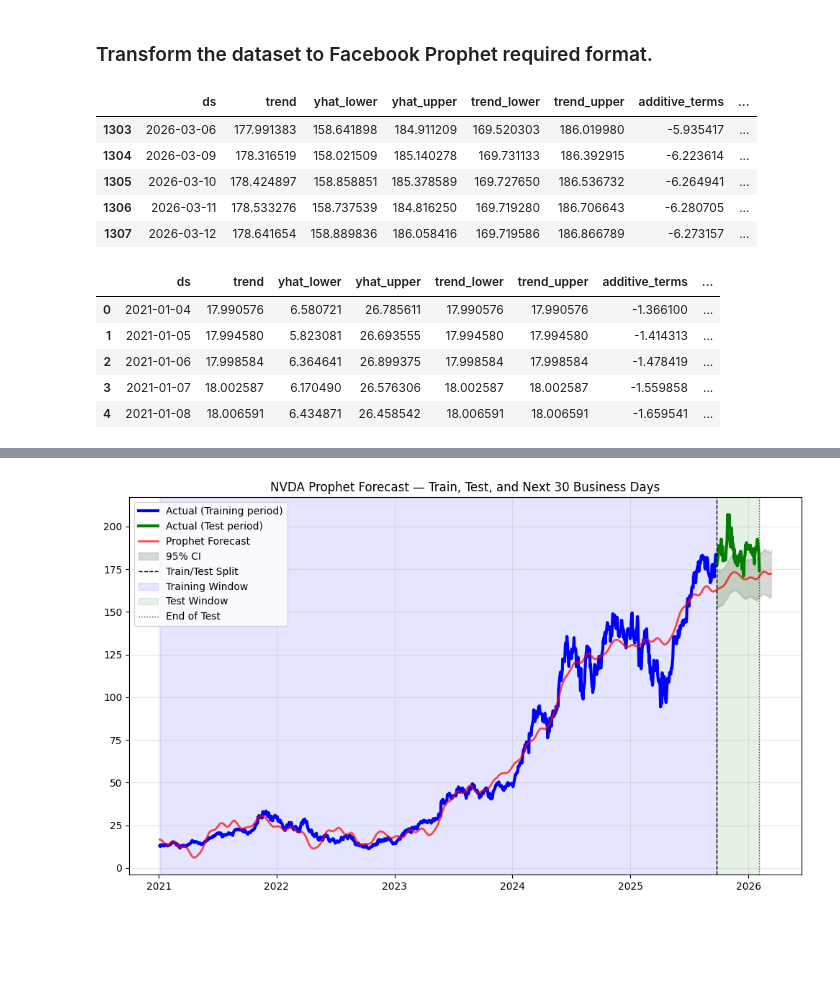
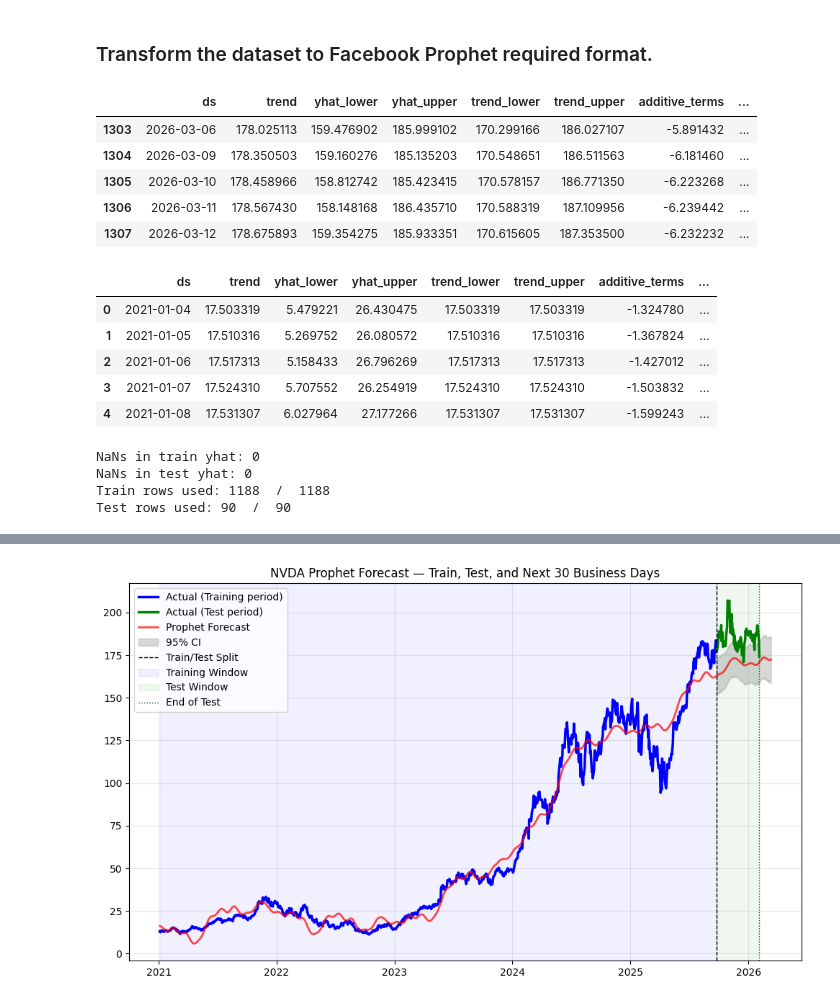
Before and after one commit to EsserMishelle/short-term-stock-forecast, a Jupyter notebook: Short_Term_Stock_Trend_Forecasting_FBP.ipynb, the cells around one changed output, grey strips where cells are left out. Drawn from its saved outputs; the diff is of its cells as text; code cells hidden in the pictures; blank space fills up the shorter version.

```diff
--- a/Short_Term_Stock_Trend_Forecasting_FBP.ipynb
+++ b/Short_Term_Stock_Trend_Forecasting_FBP.ipynb
@@ -203,6 +95,6 @@ The chart indicates that all three stocks (NVDA, SPY, AAPL) have a non-stationar
 # %%
 # Create Prophet dataset
-prophet_nvda = nvda['Close'].reset_index()
+prophet_nvda = df['nvda_close'].reset_index()
 prophet_nvda.columns = ['ds', 'y']
 prophet_train = prophet_nvda.iloc[:-90]
 prophet_test  = prophet_nvda.iloc[-90:]
@@ -247,36 +132,32 @@ prophet_model.fit(prophet_train)
 # %% [markdown]
 ### Transform the dataset to Facebook Prophet required format.
 # %%
+HOLDOUT_DAYS = 90
+FUTURE_DAYS = 30
+periods = HOLDOUT_DAYS + FUTURE_DAYS  # 120
+
 # Create future dates
-prophet_future = prophet_model.make_future_dataframe(periods=120, freq='B') #'B' for business days. 120 days == 90 test days + 30 future days
+prophet_future = prophet_model.make_future_dataframe(periods=periods, freq='B') #'B' for business days, 120 days
 
 # Predict and generate forecast
-prophet_forecast = prophet_model.predict(prophet_future) # Generate
-
-  # forecast contains:
-  # trend
-  # yearly seasonality
-  # forecast (yhat)
-  # confidence intervals (yhat_lower, yhat_upper)
-
-# prophet_prophet_forecast[['ds', 'yhat', 'yhat_lower', 'yhat_upper']].tail()
+prophet_forecast = prophet_model.predict(prophet_future)
 
 display(prophet_forecast.tail())
 print()
 display(prophet_forecast.head())
 # %% [output]
 |  | ds | trend | yhat_lower | yhat_upper | trend_lower | trend_upper | additive_terms | ... |
-| 1303 | 2026-03-06 | 177.991383 | 158.641898 | 184.911209 | 169.520303 | 186.019980 | -5.935417 | ... |
-| 1304 | 2026-03-09 | 178.316519 | 158.021509 | 185.140278 | 169.731133 | 186.392915 | -6.223614 | ... |
-| 1305 | 2026-03-10 | 178.424897 | 158.858851 | 185.378589 | 169.727650 | 186.536732 | -6.264941 | ... |
-| 1306 | 2026-03-11 | 178.533276 | 158.737539 | 184.816250 | 169.719280 | 186.706643 | -6.280705 | ... |
-| 1307 | 2026-03-12 | 178.641654 | 158.889836 | 186.058416 | 169.719586 | 186.866789 | -6.273157 | ... |
+| 1303 | 2026-03-06 | 178.025113 | 159.476902 | 185.999102 | 170.299166 | 186.027107 | -5.891432 | ... |
+| 1304 | 2026-03-09 | 178.350503 | 159.160276 | 185.135203 | 170.548651 | 186.511563 | -6.181460 | ... |
+| 1305 | 2026-03-10 | 178.458966 | 158.812742 | 185.423415 | 170.578157 | 186.771350 | -6.223268 | ... |
+| 1306 | 2026-03-11 | 178.567430 | 158.148168 | 186.435710 | 170.588319 | 187.109956 | -6.239442 | ... |
+| 1307 | 2026-03-12 | 178.675893 | 159.354275 | 185.933351 | 170.615605 | 187.353500 | -6.232232 | ... |
 |  | ds | trend | yhat_lower | yhat_upper | trend_lower | trend_upper | additive_terms | ... |
-| 0 | 2021-01-04 | 17.990576 | 6.580721 | 26.785611 | 17.990576 | 17.990576 | -1.366100 | ... |
-| 1 | 2021-01-05 | 17.994580 | 5.823081 | 26.693555 | 17.994580 | 17.994580 | -1.414313 | ... |
-| 2 | 2021-01-06 | 17.998584 | 6.364641 | 26.899375 | 17.998584 | 17.998584 | -1.478419 | ... |
-| 3 | 2021-01-07 | 18.002587 | 6.170490 | 26.576306 | 18.002587 | 18.002587 | -1.559858 | ... |
-| 4 | 2021-01-08 | 18.006591 | 6.434871 | 26.458542 | 18.006591 | 18.006591 | -1.659541 | ... |
+| 0 | 2021-01-04 | 17.503319 | 5.479221 | 26.430475 | 17.503319 | 17.503319 | -1.324780 | ... |
+| 1 | 2021-01-05 | 17.510316 | 5.269752 | 26.080572 | 17.510316 | 17.510316 | -1.367824 | ... |
+| 2 | 2021-01-06 | 17.517313 | 5.158433 | 26.796269 | 17.517313 | 17.517313 | -1.427012 | ... |
+| 3 | 2021-01-07 | 17.524310 | 5.707552 | 26.254919 | 17.524310 | 17.524310 | -1.503832 | ... |
+| 4 | 2021-01-08 | 17.531307 | 6.027964 | 27.177266 | 17.531307 | 17.531307 | -1.599243 | ... |
 # %%
 prophet_eval = prophet_nvda.merge(
     prophet_forecast[['ds', 'yhat', 'yhat_lower', 'yhat_upper']],
@@ -288,0 +175,13 @@ prophet_test_eval  = prophet_eval.iloc[-90:]
+# %%
+train_clean = prophet_train_eval.dropna(subset=['yhat'])
+test_clean  = prophet_test_eval.dropna(subset=['yhat'])
+
+print("NaNs in train yhat:", prophet_train_eval['yhat'].isna().sum())
+print("NaNs in test yhat:", prophet_test_eval['yhat'].isna().sum())
+print("Train rows used:", len(train_clean), " / ", len(prophet_train_eval))
+print("Test rows used:", len(test_clean), " / ", len(prophet_test_eval))
+# %% [output]
+NaNs in train yhat: 0
+NaNs in test yhat: 0
+Train rows used: 1188  /  1188
+Test rows used: 90  /  90
```
Also changed, not shown: parts of 39 cells of this notebook.
